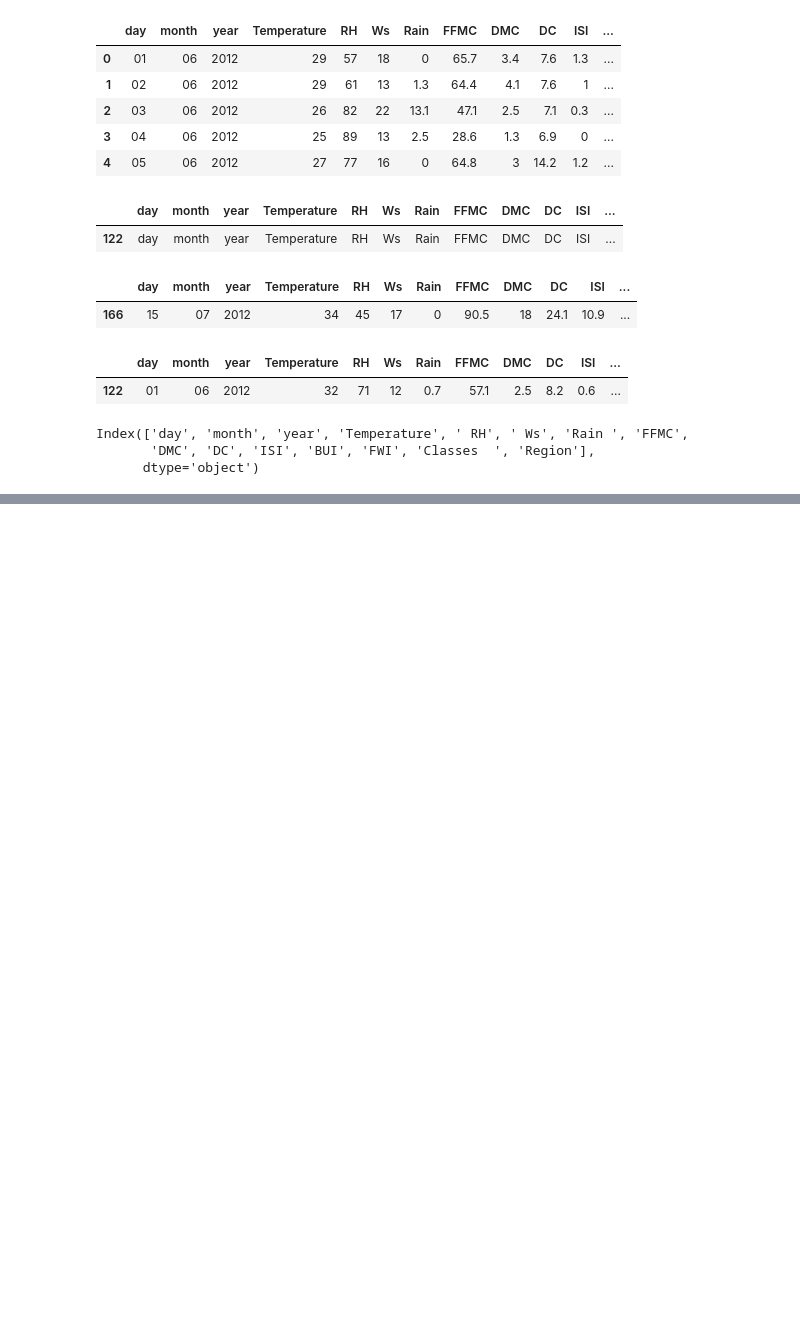
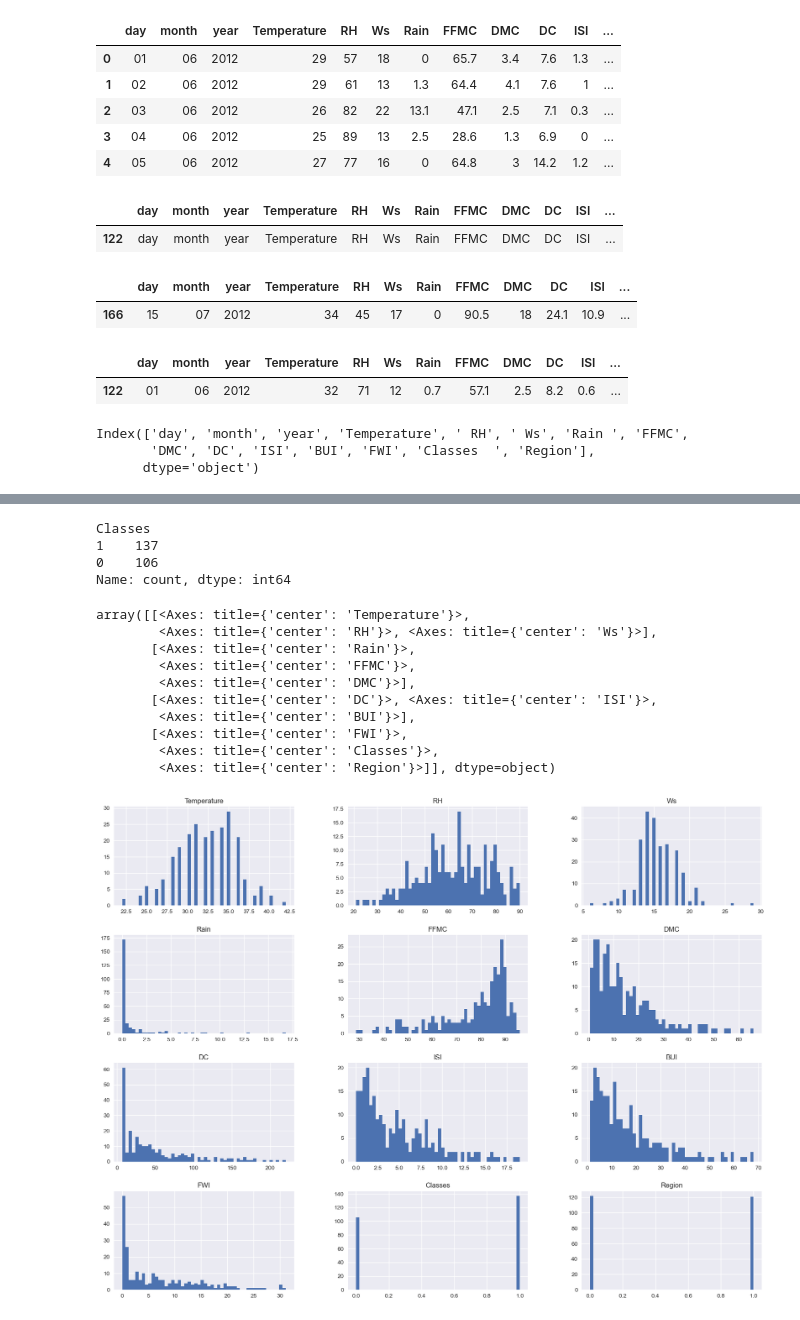
Before and after one commit to likhithan2001/Test_Forest_Fire, a Jupyter notebook: notebook/Algerian.ipynb, the cells around one changed output, grey strips where cells are left out. Drawn from its saved outputs; the diff is of its cells as text; code cells hidden in the pictures; blank space fills up the shorter version.

```diff
--- a/notebook/Algerian.ipynb
+++ b/notebook/Algerian.ipynb
@@ -185,0 +232,8 @@ Index(['day', 'month', 'year', 'Temperature', ' RH', ' Ws', 'Rain ', 'FFMC',
+# %%
+# for i in objects:
+#     if i != 'Classes':
+#         dataset[i] = dataset[i].astype(float)
+
+dataset.columns = dataset.columns.str.strip()
+# %%
+dataset[['Rain','FFMC','DMC','DC','ISI','BUI','FWI']] = dataset[['Rain','FFMC','DMC','DC','ISI','BUI','FWI']].astype(float)
@@ -185,0 +287,2 @@ Index(['day', 'month', 'year', 'Temperature', ' RH', ' Ws', 'Rain ', 'FFMC',
+# %%
+df_copy = dataset.drop(['day','month','year'],axis = 1)
@@ -185,0 +298,4 @@ Index(['day', 'month', 'year', 'Temperature', ' RH', ' Ws', 'Rain ', 'FFMC',
+# %%
+## encoding of the categories in classes
+
+df_copy['Classes'] = np.where(df_copy['Classes'].str.contains('not fire'),0,1)
@@ -185,0 +311,24 @@ Index(['day', 'month', 'year', 'Temperature', ' RH', ' Ws', 'Rain ', 'FFMC',
+# %%
+df_copy['Classes'].value_counts()
+# %% [output]
+Classes
+1    137
+0    106
+Name: count, dtype: int64
+# %%
+#3 plot density plot for all features
+
+plt.style.use('seaborn')
+df_copy.hist(bins=50,figsize=(20,15))
+# %% [output]
+array([[<Axes: title={'center': 'Temperature'}>,
+        <Axes: title={'center': 'RH'}>, <Axes: title={'center': 'Ws'}>],
+       [<Axes: title={'center': 'Rain'}>,
+        <Axes: title={'center': 'FFMC'}>,
+        <Axes: title={'center': 'DMC'}>],
+       [<Axes: title={'center': 'DC'}>, <Axes: title={'center': 'ISI'}>,
+        <Axes: title={'center': 'BUI'}>],
+       [<Axes: title={'center': 'FWI'}>,
+        <Axes: title={'center': 'Classes'}>,
+        <Axes: title={'center': 'Region'}>]], dtype=object)
+[figure, added]
```
Also changed, not shown: parts of 20 cells of this notebook, 2 other files.
